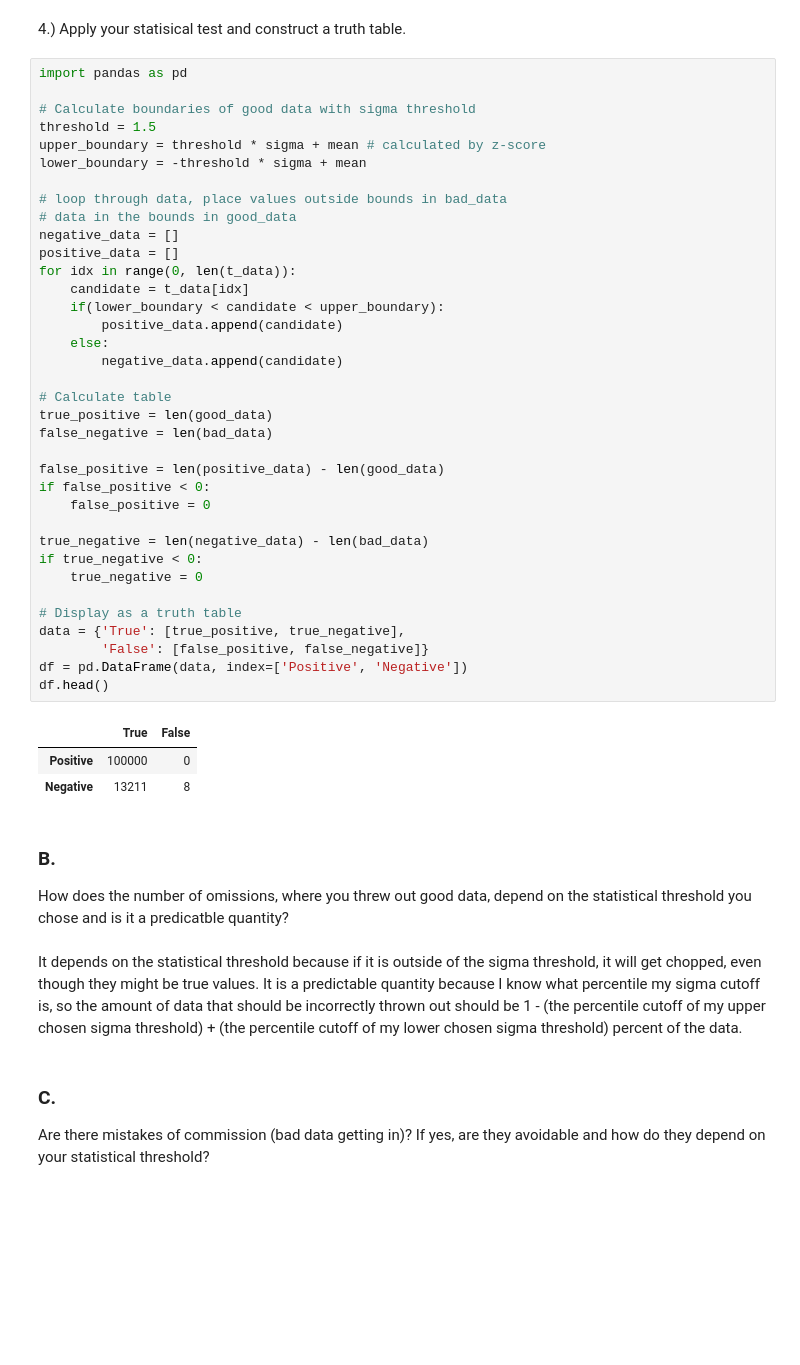
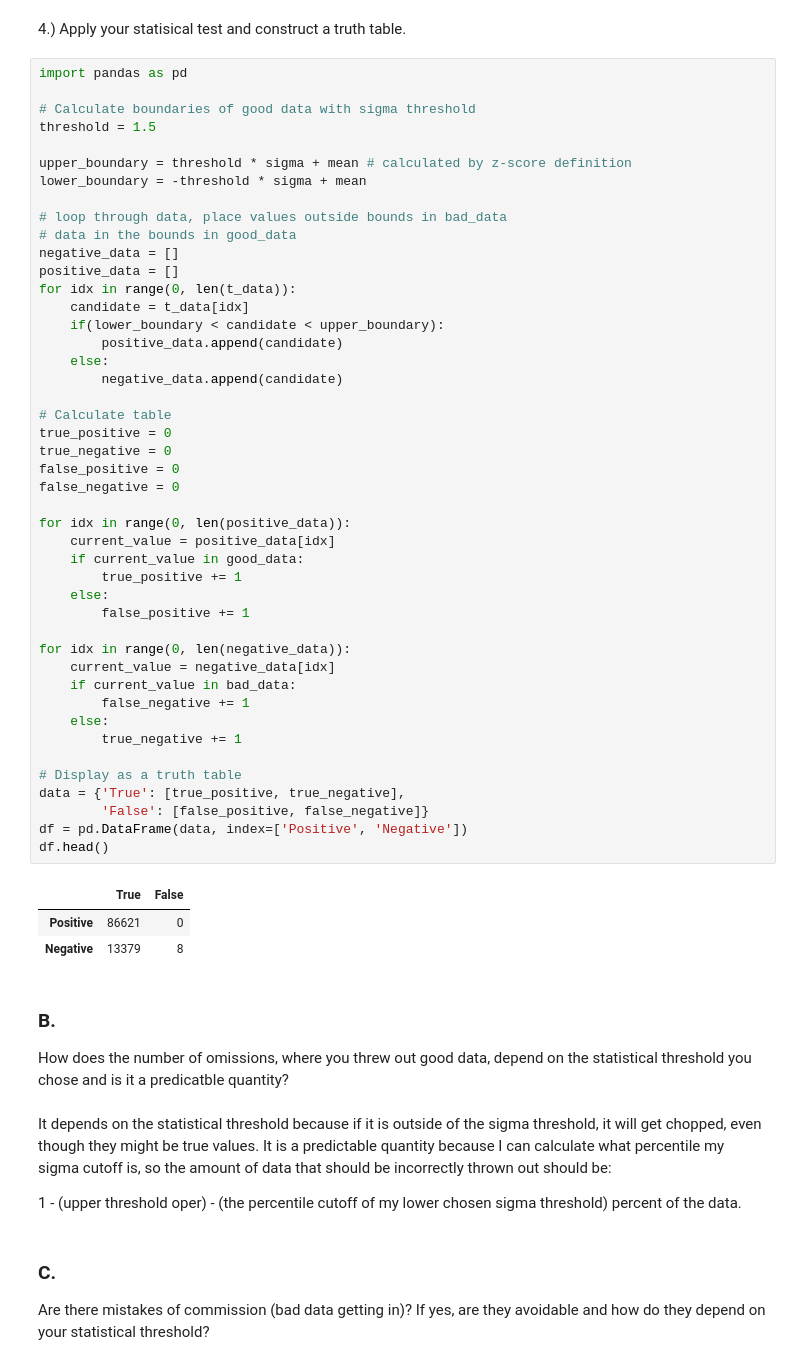
Before and after one commit to AdamK42/physics-434, a Jupyter notebook: lab3/lab3.ipynb, the cells around one changed output. Saved outputs shown, nothing was run; the diff lists cells and outputs as text; blank space fills up the shorter version.

Commit message:
Explanations improved, truth table updated

```diff
--- a/lab3/lab3.ipynb
+++ b/lab3/lab3.ipynb
@@ -44,49 +44,60 @@ We want to check the percentile of each data point and find the sigma associated
 # %%
 import pandas as pd
 
 # Calculate boundaries of good data with sigma threshold
 threshold = 1.5
-upper_boundary = threshold * sigma + mean # calculated by z-score
+
+upper_boundary = threshold * sigma + mean # calculated by z-score definition
 lower_boundary = -threshold * sigma + mean
 
 # loop through data, place values outside bounds in bad_data
 # data in the bounds in good_data
 negative_data = []
 positive_data = []
 for idx in range(0, len(t_data)):
     candidate = t_data[idx]
     if(lower_boundary < candidate < upper_boundary):
         positive_data.append(candidate)
     else:
         negative_data.append(candidate)
 
 # Calculate table
-true_positive = len(good_data)
-false_negative = len(bad_data)
+true_positive = 0
+true_negative = 0
+false_positive = 0
+false_negative = 0
 
-false_positive = len(positive_data) - len(good_data)
-if false_positive < 0:
-    false_positive = 0
+for idx in range(0, len(positive_data)):
+    current_value = positive_data[idx]
+    if current_value in good_data:
+        true_positive += 1
+    else:
+        false_positive += 1
 
-true_negative = len(negative_data) - len(bad_data)
-if true_negative < 0:
-    true_negative = 0
+for idx in range(0, len(negative_data)):
+    current_value = negative_data[idx]
+    if current_value in bad_data:
+        false_negative += 1
+    else:
+        true_negative += 1
 
 # Display as a truth table
 data = {'True': [true_positive, true_negative],
         'False': [false_positive, false_negative]}
 df = pd.DataFrame(data, index=['Positive', 'Negative'])
 df.head()
 # %% [output]
 |  | True | False |
-| Positive | 100000 | 0 |
-| Negative | 13211 | 8 |
+| Positive | 86621 | 0 |
+| Negative | 13379 | 8 |
 # %% [markdown]
 ### B.
 
 How does the number of omissions, where you threw out good data, depend on the statistical threshold you chose and is it a predicatble quantity?
 # %% [markdown]
-It depends on the statistical threshold because if it is outside of the sigma threshold, it will get chopped, even though they might be true values. It is a predictable quantity because I know what percentile my sigma cutoff is, so the amount of data that should be incorrectly thrown out should be 1 - (the percentile cutoff of my upper chosen sigma threshold) + (the percentile cutoff of my lower chosen sigma threshold) percent of the data.
+It depends on the statistical threshold because if it is outside of the sigma threshold, it will get chopped, even though they might be true values. It is a predictable quantity because I can calculate what percentile my sigma cutoff is, so the amount of data that should be incorrectly thrown out should be:
+
+1 - (upper threshold oper) - (the percentile cutoff of my lower chosen sigma threshold) percent of the data.
 # %% [markdown]
 ### C.
 
```
Also changed, not shown: parts of 9 cells of this notebook, 1 other file.
